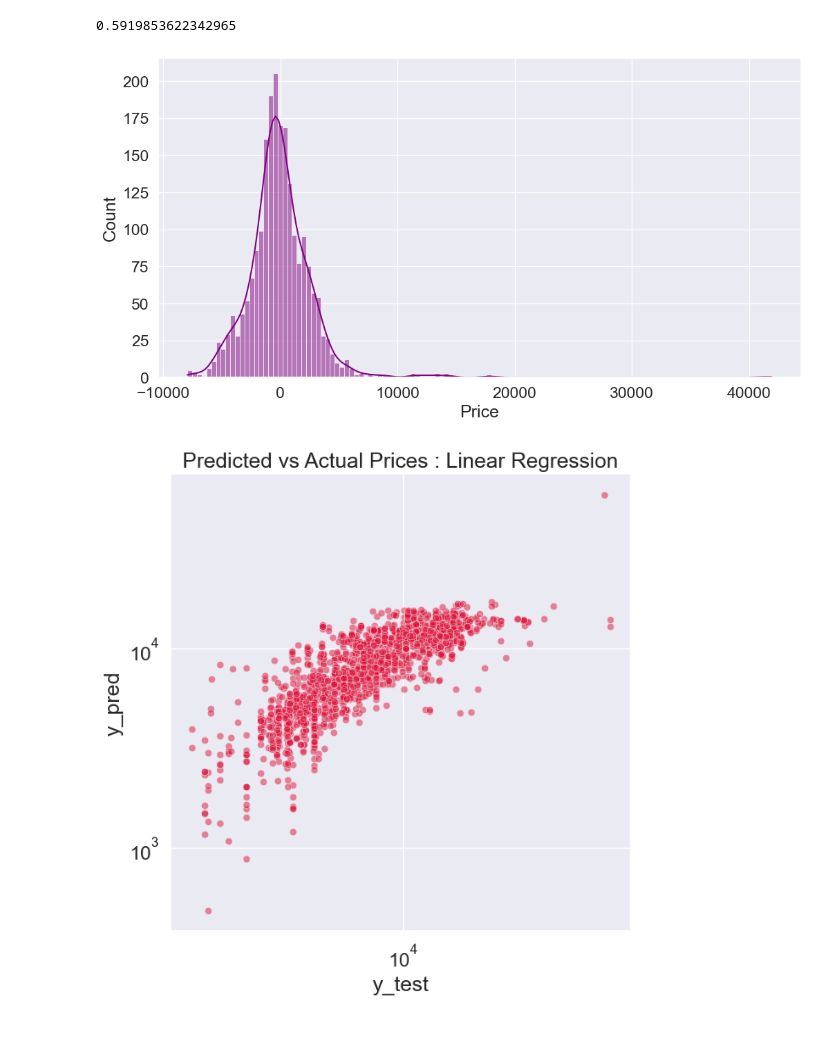
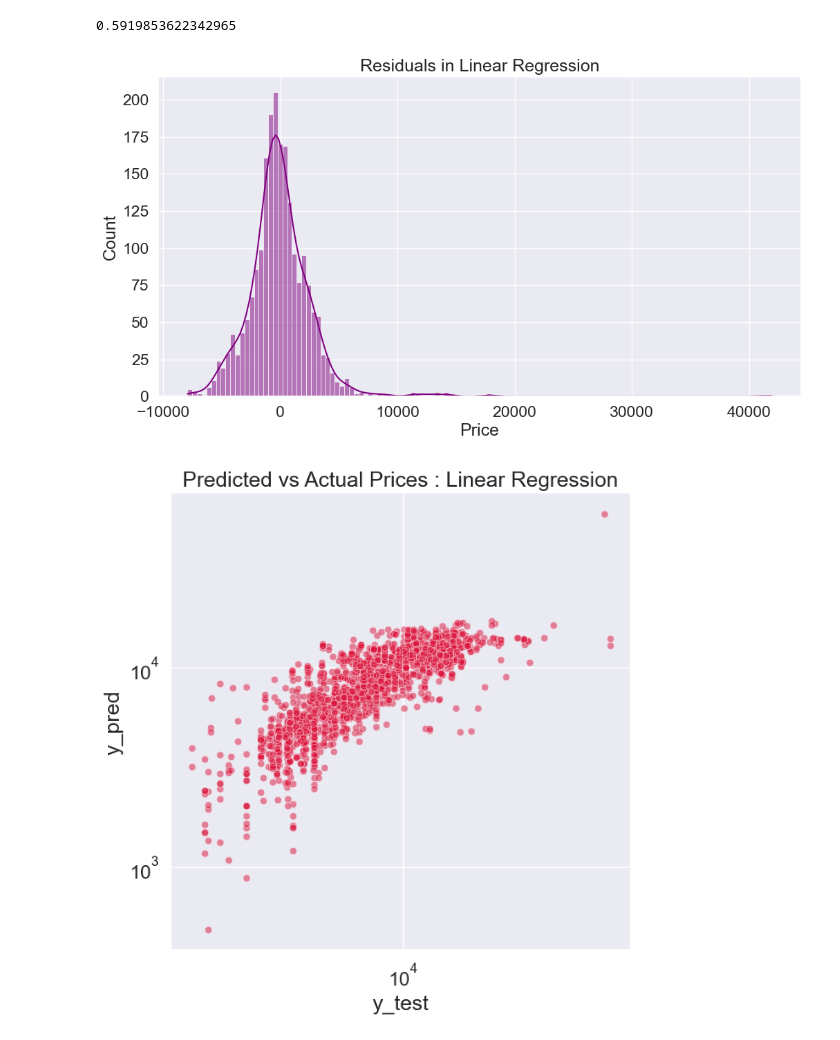
Before and after one commit to Sambit2424/Flight-Price-Estimation, a Jupyter notebook: Flight_Price_Estimation.ipynb, the cells around one changed output. Drawn from its saved outputs; the diff is of its cells as text; code cells hidden in the pictures.

```diff
--- a/Flight_Price_Estimation.ipynb
+++ b/Flight_Price_Estimation.ipynb
@@ -1036,10 +1037,11 @@ reg_ln.score(X_test,y_test)
 # %%
 # Plotting the residuals
 plt.figure(figsize=(12,6))
+plt.title("Residuals in Linear Regression")
 sns.histplot(y_test - y_pred,color="purple",kde=True)
 plt.show()
 # %% [output]
-[figure, old version]
+[figure, new version]
 # %%
 # Plotting linear regression
 plt.figure(figsize=(7,7))
```
Also changed, not shown: parts of 17 cells of this notebook.
